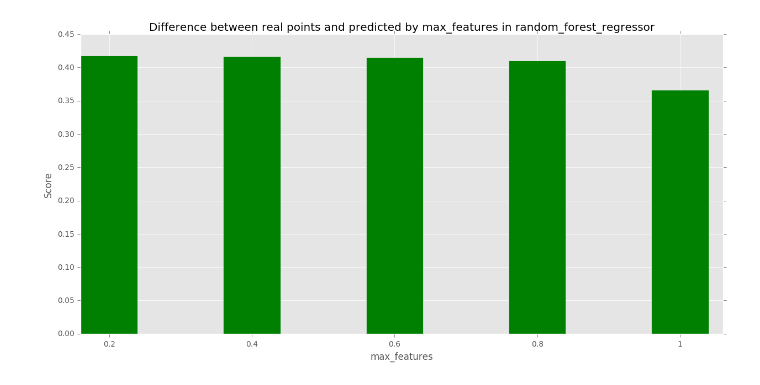
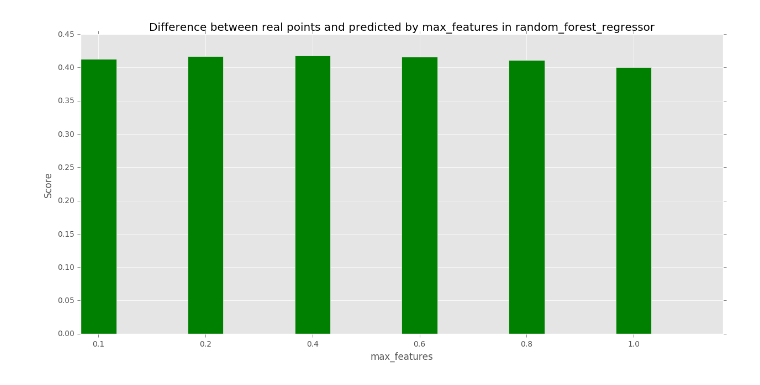
Before and after one commit to avgaydashenko/cuddly-robot, a Jupyter notebook: framework.ipynb, the cells around one changed output. Saved outputs shown, nothing was run; the diff lists cells and outputs as text; code cells hidden in the pictures.

```diff
--- a/framework.ipynb
+++ b/framework.ipynb
@@ -27,6 +25,6 @@ def random_forest_regressor(train_data, train_results, test_data, prediction_mod
     return prediction
 # %%
 compare_results(function=random_forest_regressor, test_results=test_results, parameter_name="max_features",
-                list_of_values=[0.2, 0.4, 0.6, 0.8, 1], train_data=train_data, train_results=train_results,
+                list_of_values=[0.1, 0.2, 0.4, 0.6, 0.8, 1.0], train_data=train_data, train_results=train_results,
                 test_data=test_data, prediction_mode='delta', n_estimators=50)
 # %% [output]
@@ -40 +39 @@ Results: [0.41744234792127966, 0.41721917673750453, 0.41542080455807495, 0.41060
-[figure, old version]
+[figure, new version]
```
Also changed, not shown: parts of 8 cells of this notebook, 3 other files.
